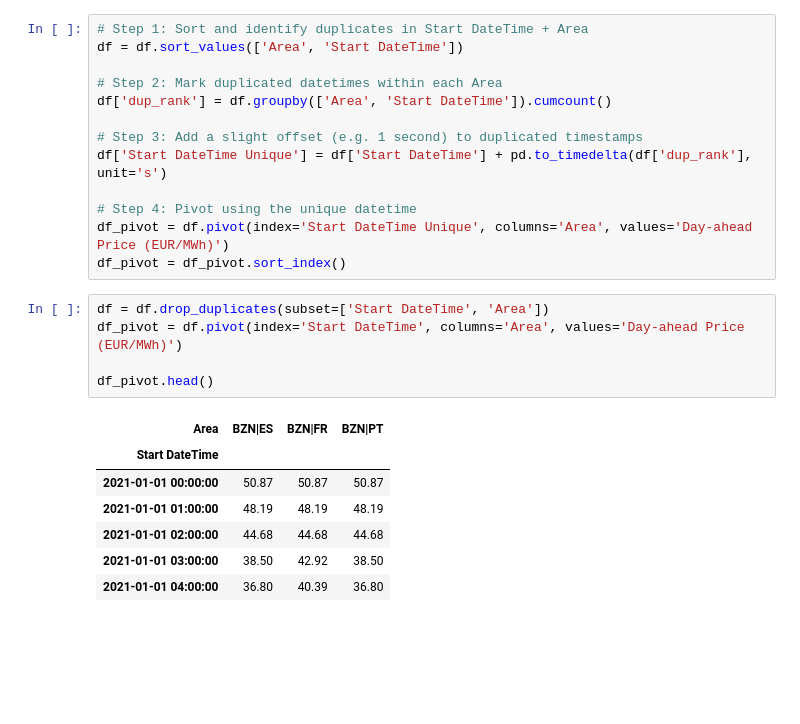
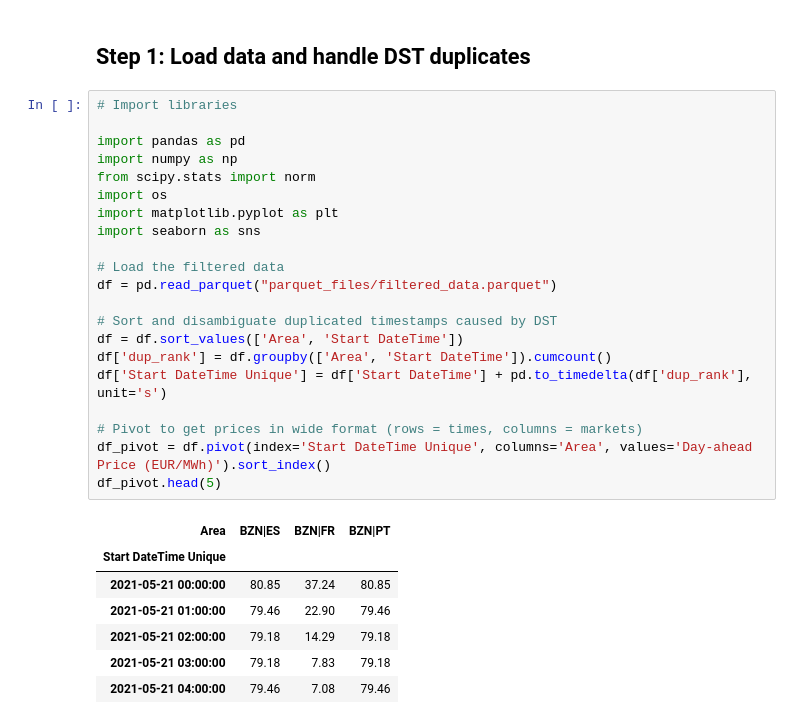
Before and after one commit to franrolotti/volatility-spillovers-methodology, a Jupyter notebook: 02_compute_realized_volatilities.ipynb, the cells around one changed output. Cells and saved outputs as stored; diff of their text form; blank space fills up the shorter version.

```diff
--- a/02_compute_realized_volatilities.ipynb
+++ b/02_compute_realized_volatilities.ipynb
@@ -25,26 +42,31 @@ df.head()
+# %% [markdown]
+ ## Step 1: Load data and handle DST duplicates
 # %%
-# Step 1: Sort and identify duplicates in Start DateTime + Area
+# Import libraries
+
+import pandas as pd
+import numpy as np
+from scipy.stats import norm
+import os
+import matplotlib.pyplot as plt
+import seaborn as sns
+
+# Load the filtered data
+df = pd.read_parquet("parquet_files/filtered_data.parquet")
+
+# Sort and disambiguate duplicated timestamps caused by DST
 df = df.sort_values(['Area', 'Start DateTime'])
-
-# Step 2: Mark duplicated datetimes within each Area
 df['dup_rank'] = df.groupby(['Area', 'Start DateTime']).cumcount()
-
-# Step 3: Add a slight offset (e.g. 1 second) to duplicated timestamps
 df['Start DateTime Unique'] = df['Start DateTime'] + pd.to_timedelta(df['dup_rank'], unit='s')
 
-# Step 4: Pivot using the unique datetime
-df_pivot = df.pivot(index='Start DateTime Unique', columns='Area', values='Day-ahead Price (EUR/MWh)')
-df_pivot = df_pivot.sort_index()
+# Pivot to get prices in wide format (rows = times, columns = markets)
+df_pivot = df.pivot(index='Start DateTime Unique', columns='Area', values='Day-ahead Price (EUR/MWh)').sort_index()
+df_pivot.head(5)
+# %% [output]
+| Area | BZN|ES | BZN|FR | BZN|PT |
+| Start DateTime Unique |  |  |  |
+| 2021-05-21 00:00:00 | 80.85 | 37.24 | 80.85 |
+| 2021-05-21 01:00:00 | 79.46 | 22.90 | 79.46 |
+| 2021-05-21 02:00:00 | 79.18 | 14.29 | 79.18 |
+| 2021-05-21 03:00:00 | 79.18 | 7.83 | 79.18 |
+| 2021-05-21 04:00:00 | 79.46 | 7.08 | 79.46 |
-# %%
-df = df.drop_duplicates(subset=['Start DateTime', 'Area'])
-df_pivot = df.pivot(index='Start DateTime', columns='Area', values='Day-ahead Price (EUR/MWh)')
-
-df_pivot.head()
-# %% [output]
-| Area | BZN|ES | BZN|FR | BZN|PT |
-| Start DateTime |  |  |  |
-| 2021-01-01 00:00:00 | 50.87 | 50.87 | 50.87 |
-| 2021-01-01 01:00:00 | 48.19 | 48.19 | 48.19 |
-| 2021-01-01 02:00:00 | 44.68 | 44.68 | 44.68 |
-| 2021-01-01 03:00:00 | 38.50 | 42.92 | 38.50 |
-| 2021-01-01 04:00:00 | 36.80 | 40.39 | 36.80 |
```
Also changed, not shown: parts of 19 cells of this notebook.
